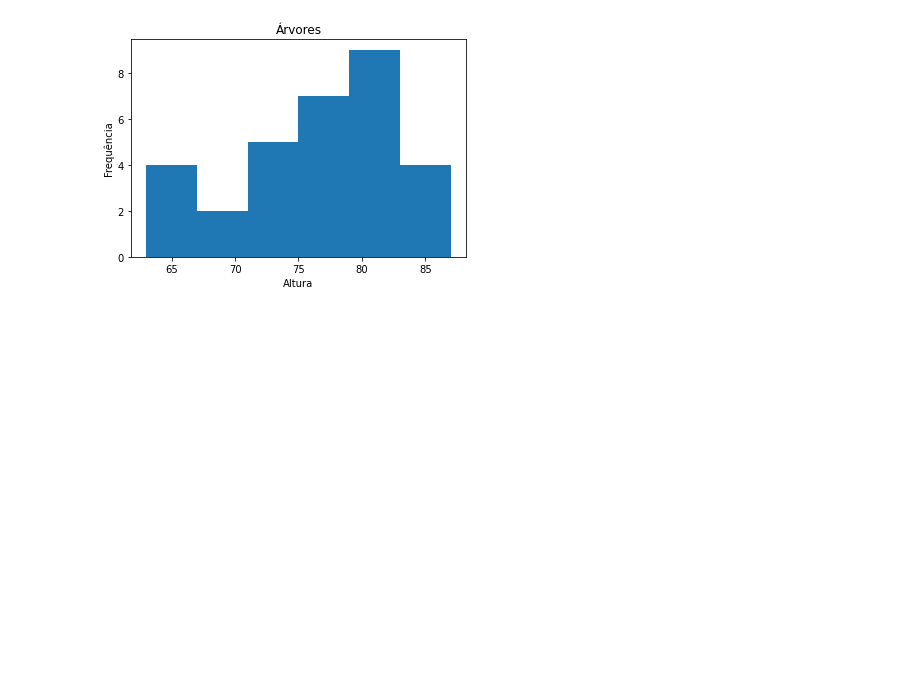
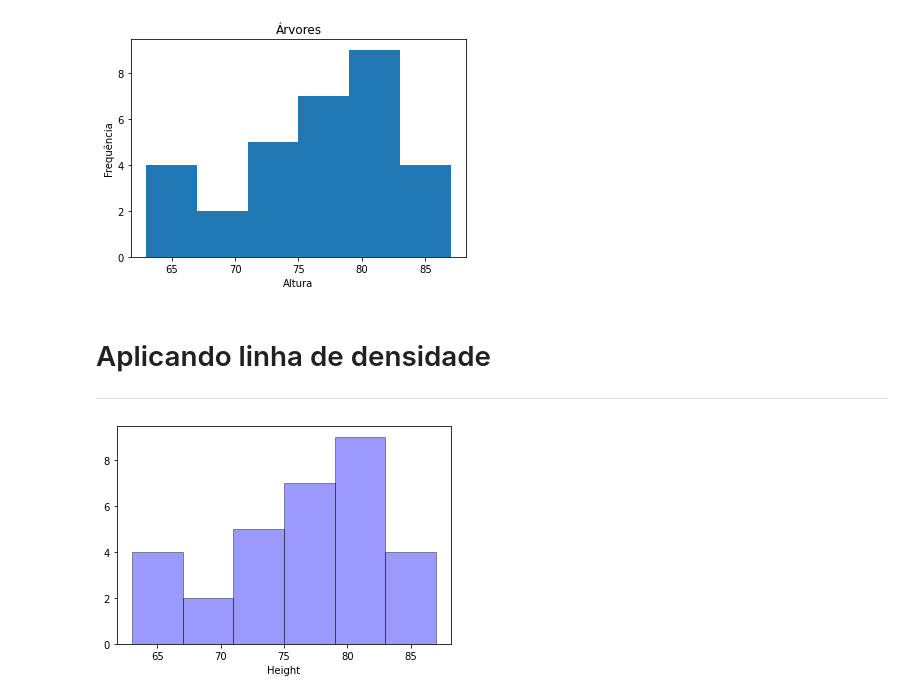
Before and after one commit to emariot/Tratamento_Dados_R_Python, a Jupyter notebook: Python/Gráficos.ipynb, the cells around one changed output. Saved outputs shown, nothing was run; the diff lists cells and outputs as text; code cells hidden in the pictures; blank space fills up the shorter version.

```diff
--- a/Python/Gráficos.ipynb
+++ b/Python/Gráficos.ipynb
@@ -34,3 +35,17 @@ plt.ylabel('Frequência')
 plt.xlabel('Altura');
 # %% [output]
 [figure]
+# %% [markdown]
+# Aplicando linha de densidade
+---
+# %%
+# Histograma com linhas  d ditribuição de frquência com 6 divisões
+sns.distplot(data.iloc[:,1],
+             hist=True,
+             kde=False,
+             bins=6,
+             color='blue',
+             hist_kws=({'edgecolor': 'black'})
+             );
+# %% [output]
+[figure, added]
```
Also changed, not shown: parts of 13 cells of this notebook.
